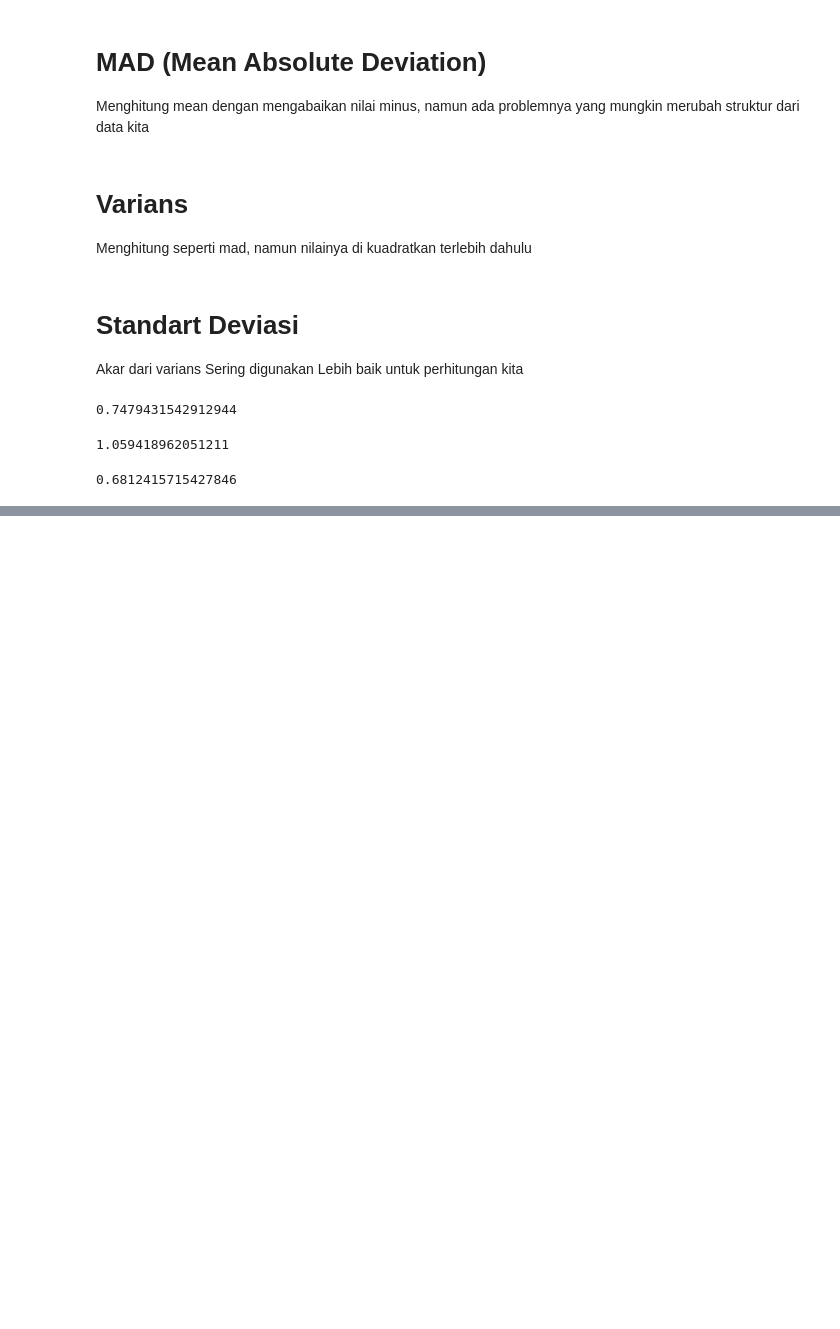
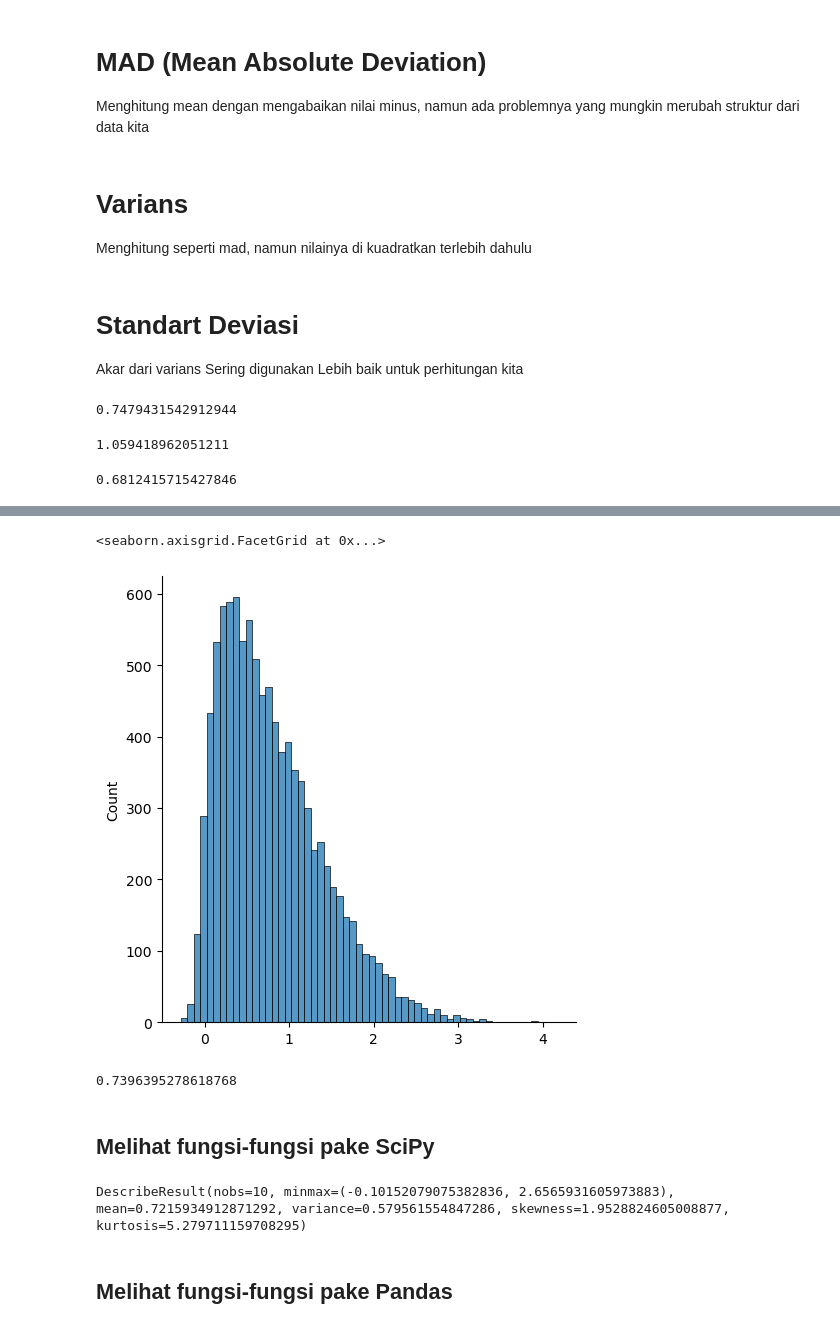
Before and after one commit to nuraln/stupend-lesson, a Jupyter notebook: Materi/09. Statistic descriptive/Untitled9.ipynb, the cells around one changed output, grey strips where cells are left out. Saved outputs shown, nothing was run; the diff lists cells and outputs as text; code cells hidden in the pictures; blank space fills up the shorter version.

```diff
--- a/Materi/09. Statistic descriptive/Untitled9.ipynb
+++ b/Materi/09. Statistic descriptive/Untitled9.ipynb
@@ -133,0 +204,11 @@ kalo numpy pake
+# %%
+sns.displot(x2)
+# %% [output]
+<seaborn.axisgrid.FacetGrid at 0x...>
+[figure, added]
+# %%
+scipy.stats.kurtosis(x2)
+# %% [output]
+0.7396395278618768
+# %% [markdown]
+## Melihat fungsi-fungsi pake SciPy
@@ -133,0 +217,6 @@ kalo numpy pake
+# %%
+result
+# %% [output]
+DescribeResult(nobs=10, minmax=(-0.10152079075382836, 2.6565931605973883), mean=0.7215934912871292, variance=0.579561554847286, skewness=1.9528824605008877, kurtosis=5.279711159708295)
+# %% [markdown]
+## Melihat fungsi-fungsi pake Pandas
```
Also changed, not shown: parts of 37 cells of this notebook.
